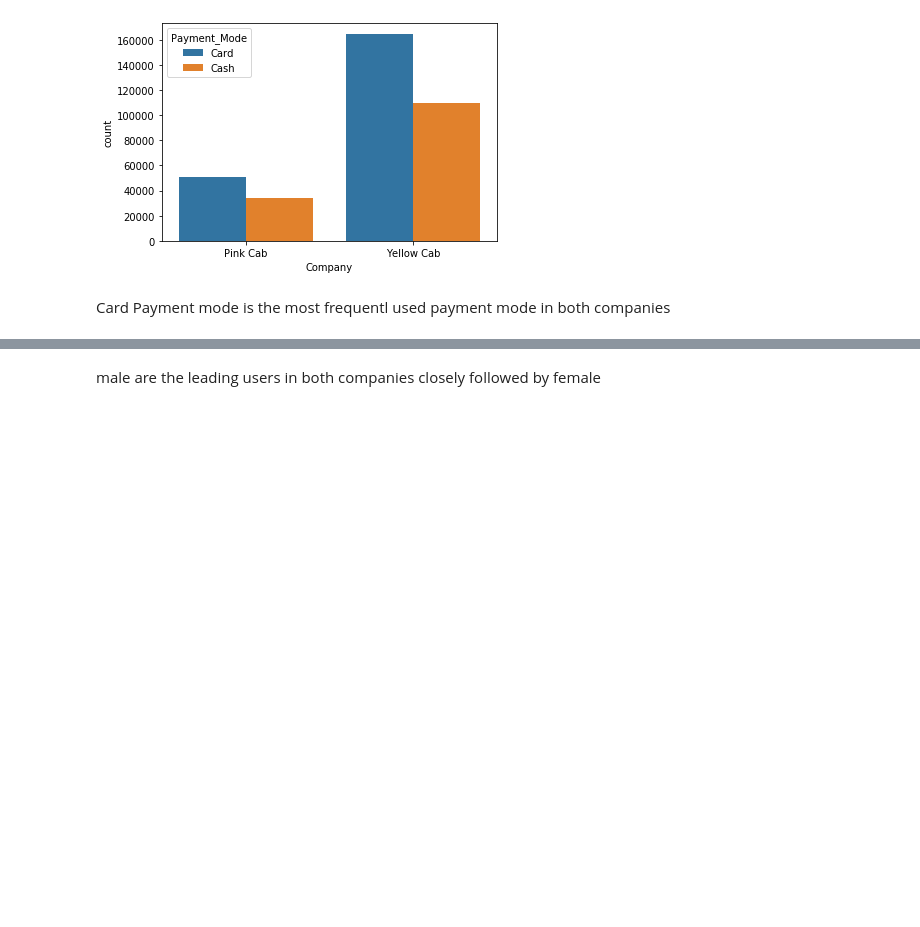
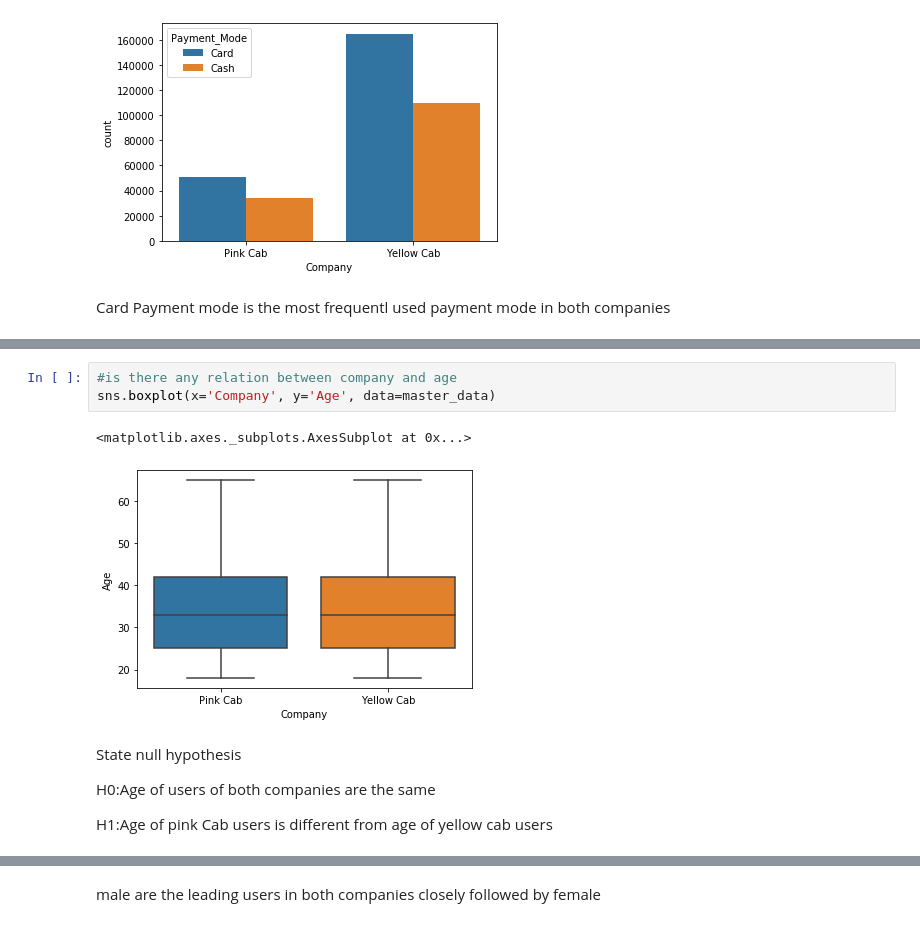
Before and after one commit to berilkoko97/G2M-Investment-analysis, a Jupyter notebook: G2M insight for Cab Investment firm .ipynb, the cells around one changed output, grey strips where cells are left out. Saved outputs shown, nothing was run; the diff lists cells and outputs as text; blank space fills up the shorter version.

```diff
--- a/G2M insight for Cab Investment firm .ipynb
+++ b/G2M insight for Cab Investment firm .ipynb
@@ -389,0 +421,12 @@ Card Payment mode is the most frequentl used payment mode in both companies
+# %%
+#is there any relation between company and age
+sns.boxplot(x='Company', y='Age', data=master_data)
+# %% [output]
+<matplotlib.axes._subplots.AxesSubplot at 0x...>
+[figure, added]
+# %% [markdown]
+State null hypothesis
+
+H0:Age of users of both companies are the same
+
+H1:Age of pink Cab users is different from age of yellow cab users
```
Also changed, not shown: parts of 44 cells of this notebook, 1 other file.
